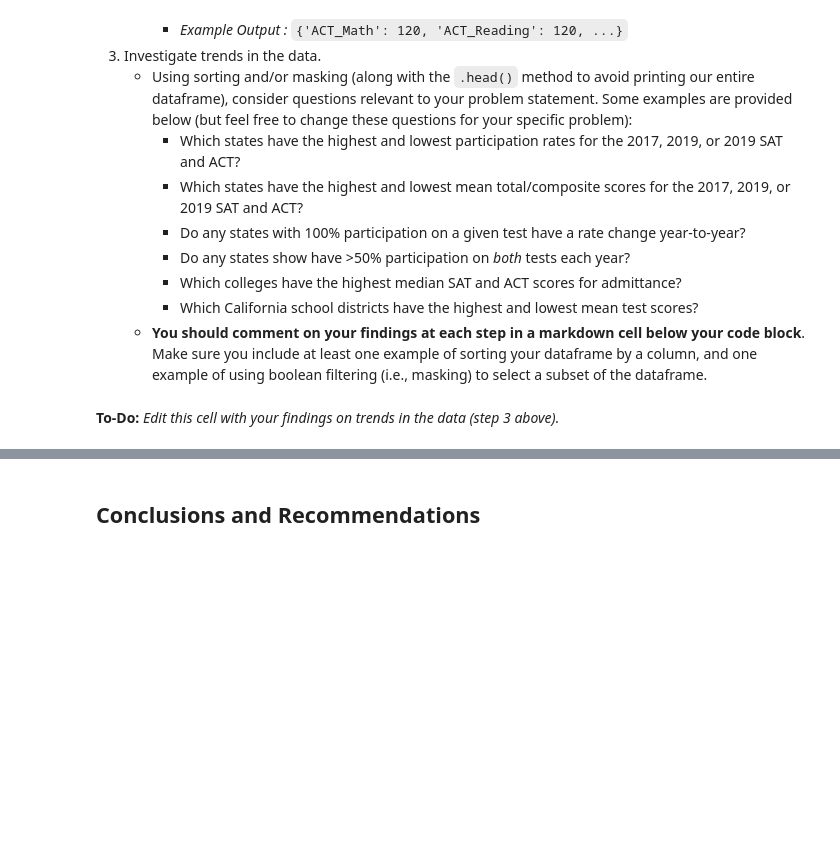
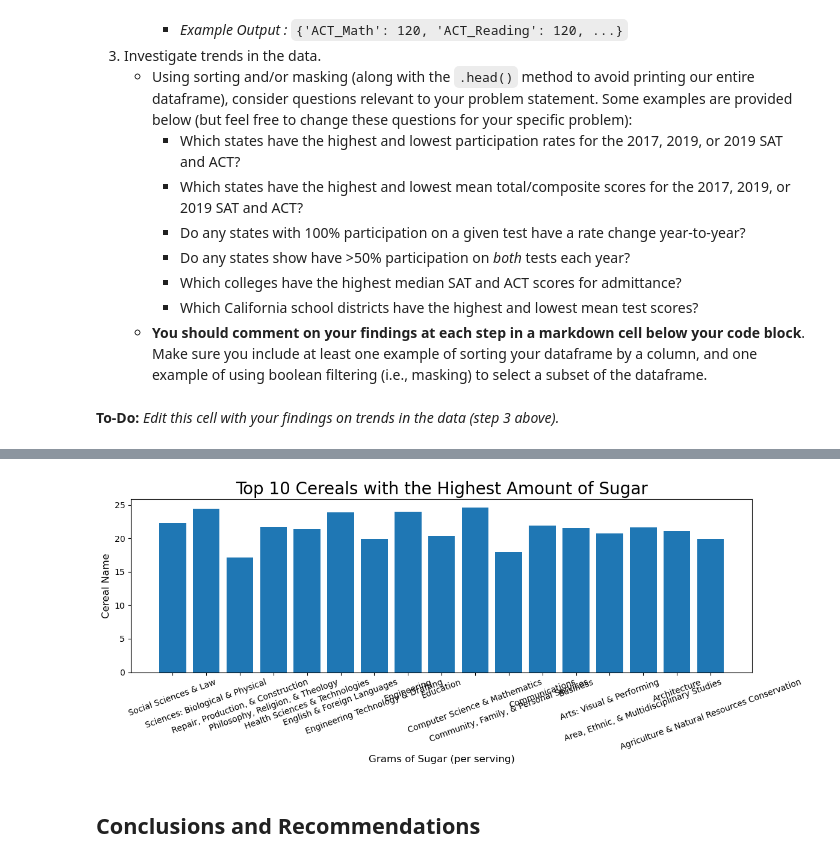
Before and after one commit to jlu7922/Standardized-Test-Analysis, a Jupyter notebook: code/starter-code-Jason.ipynb, the cells around one changed output, grey strips where cells are left out. Saved outputs shown, nothing was run; the diff lists cells and outputs as text; code cells hidden in the pictures; blank space fills up the shorter version.

```diff
--- a/code/starter-code-Jason.ipynb
+++ b/code/starter-code-Jason.ipynb
@@ -126,0 +428,7 @@ Import the datasets that you selected for this project and go through the follow
+# %%
+# Match the rows between the intended majors for ACT and SAT
+
+# https://pandas.pydata.org/docs/reference/api/pandas.DataFrame.reindex.html
+sat_by_major = sat_by_major.reindex([0, 1, 2, 35, 4, 5, 30, 6, 8, 9, 10, 11, 14, 26, 7, 3, 32])
+sat_by_major = sat_by_major.reset_index()
+sat_by_major = sat_by_major.drop(columns = 'index')
@@ -126,0 +455,5 @@ Import the datasets that you selected for this project and go through the follow
+# %%
+# Delete unnecessary rows
+act_by_major.drop([12,18,19],axis=0,inplace=True)
+act_by_major = act_by_major.reset_index()
+act_by_major = act_by_major.drop(columns = 'index')
@@ -126,0 +480,4 @@ Import the datasets that you selected for this project and go through the follow
+# %%
+# Change values of all within column so we can merge
+sat_by_major['Intended Major'] = act_by_major['Intended Major']
+print(sat_by_major)
@@ -126,0 +502,6 @@ Import the datasets that you selected for this project and go through the follow
+# %%
+# Merge dataframes that can be merged
+
+intended_major = pd.merge(left = act_by_major, right = sat_by_major, left_on = 'Intended Major', right_on = 'Intended Major')
+
+intended_major
@@ -220,3 +642,27 @@ Here are some prompts to get you started with visualizations. Feel free to add a
+# %%
+# plt.barh() will create a horizontal bar chart. (Note the h at the end of bar!)
+
+
+# create our figure, think of this as our "canvas"
+plt.figure(figsize=(12,5))
+
+# horizontal bar chart
+plt.bar(intended_major['Intended Major'][::-1],
+        intended_major['Avg ACT Score'][::-1])
+
+# add a title
+plt.title('Top 10 Cereals with the Highest Amount of Sugar', size = 20)
+
+# rotate x-ticks
+plt.xticks(rotation = 20)
+
+# add axis labels
+plt.ylabel('Cereal Name', size = 12)
+plt.xlabel('Grams of Sugar (per serving)', size = 12);
+
+plt.tight_layout()
+# %% [output]
+[figure, added]
 # %% [markdown]
 ## Conclusions and Recommendations
 # %% [markdown]
```
Also changed, not shown: parts of 52 cells of this notebook.
